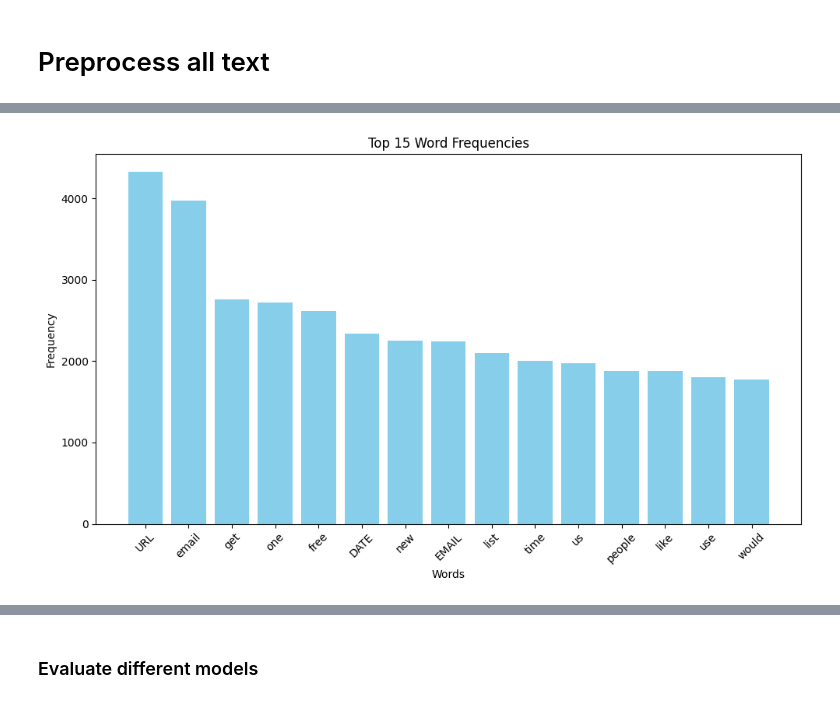
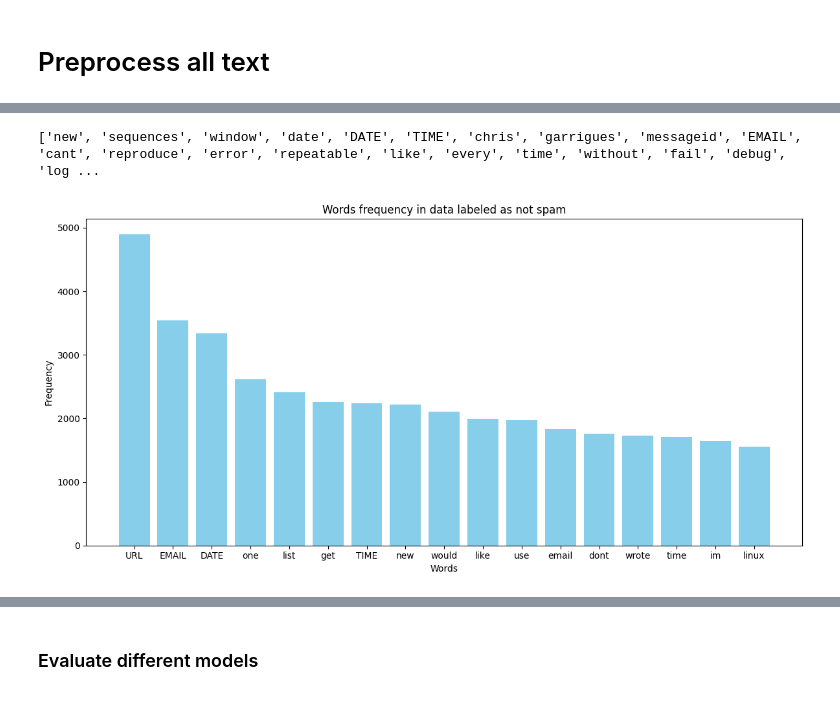
Before and after one commit to WilliamDelnington/EmailSpamDetection, a Jupyter notebook: SpamAssassinDatasetTests/SpamAssassinClassification.ipynb, the cells around one changed output, grey strips where cells are left out. Saved outputs shown, nothing was run; the diff lists cells and outputs as text; code cells hidden in the pictures.

```diff
--- a/SpamAssassinDatasetTests/SpamAssassinClassification.ipynb
+++ b/SpamAssassinDatasetTests/SpamAssassinClassification.ipynb
@@ -245,19 +232,38 @@ preprocessing.visualize_wordcloud(combined)
 # %%
 from collections import Counter
 import matplotlib.pyplot as plt
+import ast
 
-counter = Counter(combined)
-most_common = counter.most_common(15)
+data_label_0 = csv_file[csv_file['Is_spam'] == 0]
+data_label_1 = csv_file[csv_file['Is_spam'] == 1]
 
-words, counts = zip(*most_common)
+print(data_label_0["preprocessed"][0])
 
-plt.figure(figsize=(10, 6))
-plt.bar(words, counts, color='skyblue')
-plt.title("Top 15 Word Frequencies")
-plt.xlabel("Words")
-plt.ylabel("Frequency")
-plt.xticks(rotation=45)
-plt.tight_layout()
-plt.show()
+preprocessed_feature_label_0 = data_label_0["preprocessed"]
+preprocessed_feature_label_1 = data_label_1["preprocessed"]
+
+preprocessed_feature_label_0 = list(itertools.chain.from_iterable(preprocessed_feature_label_0))
+preprocessed_feature_label_1 = list(itertools.chain.from_iterable(preprocessed_feature_label_1))
+
+word_freq_count_0 = Counter(preprocessed_feature_label_0)
+word_freq_count_1 = Counter(preprocessed_feature_label_1)
+
+most_common_0 = word_freq_count_0.most_common(17)
+most_common_1 = word_freq_count_1.most_common(17)
+
+del data_label_0, data_label_1, preprocessed_feature_label_0, preprocessed_feature_label_1, word_freq_count_0, word_freq_count_1
 # %% [output]
-[figure, removed]
+['new', 'sequences', 'window', 'date', 'DATE', 'TIME', 'chris', 'garrigues', 'messageid', 'EMAIL', 'cant', 'reproduce', 'error', 'repeatable', 'like', 'every', 'time', 'without', 'fail', 'debug', 'log ...
+# %%
+words, counts = zip(*most_common_0)
+del most_common_0
+
+plt.figure(figsize=(12, 6))
+plt.bar(words, counts, color="skyblue")
+plt.title("Words frequency in data labeled as not spam")
+plt.xlabel("Words")
+plt.ylabel("Frequency")
+plt.tight_layout()
+plt.show()
+# %% [output]
+[figure, added]
```
Also changed, not shown: parts of 32 cells of this notebook, 27 other files.
